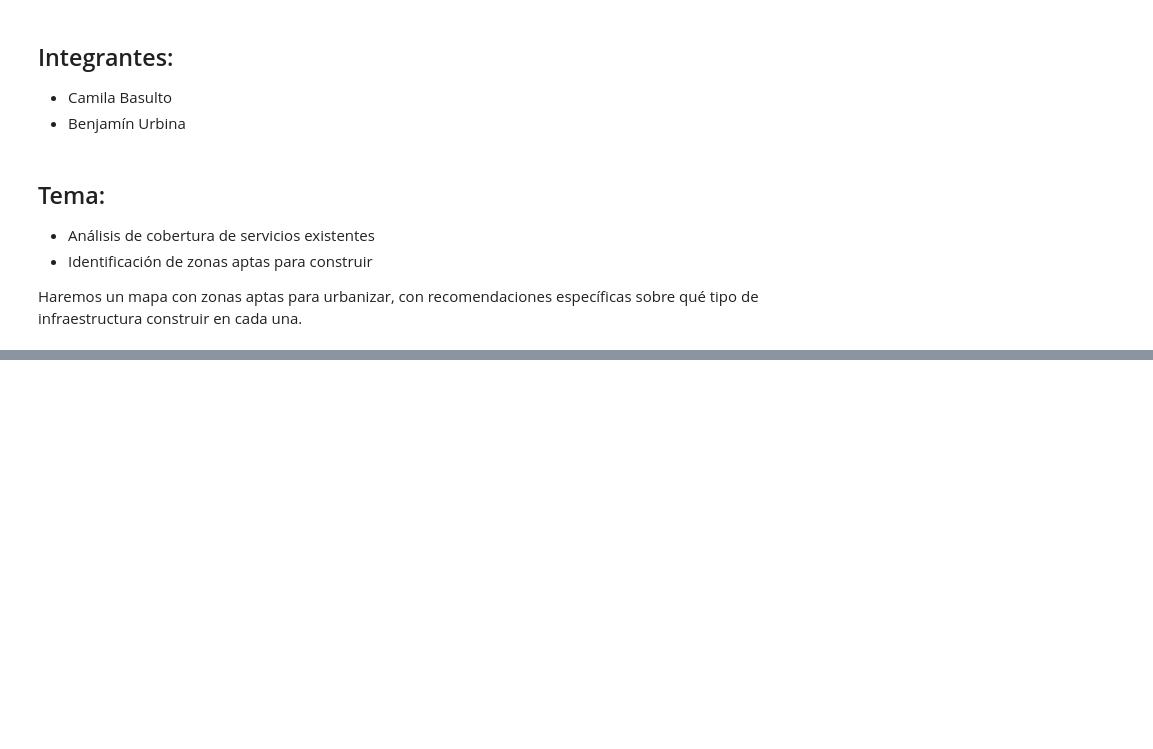
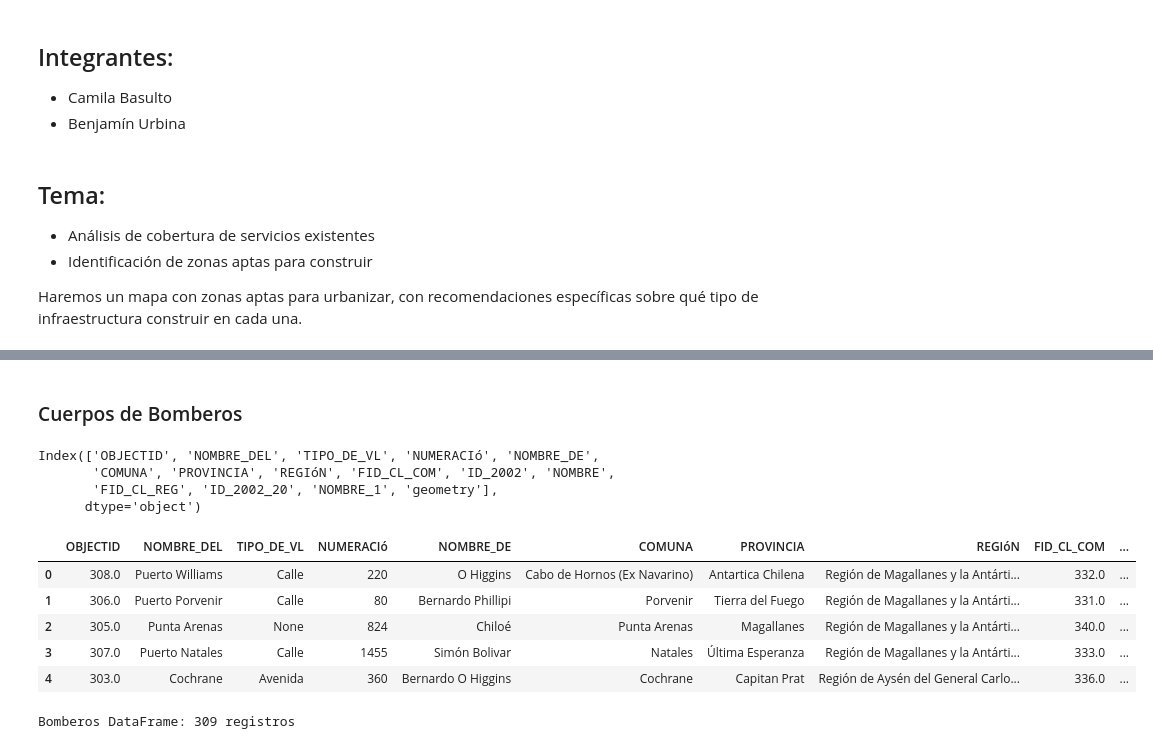
Before and after one commit to Burbina200/Proyecto-IMT2118, a Jupyter notebook: proyecto_geoespaciales.ipynb, the cells around one changed output, grey strips where cells are left out. Drawn from its saved outputs; the diff is of its cells as text; code cells hidden in the pictures; blank space fills up the shorter version.

```diff
--- a/proyecto_geoespaciales.ipynb
+++ b/proyecto_geoespaciales.ipynb
@@ -14,0 +55,22 @@ Haremos un mapa con zonas aptas para urbanizar, con recomendaciones específicas
+# %% [markdown]
+### Cuerpos de Bomberos
+# %%
+bomberos_df.columns
+# %% [output]
+Index(['OBJECTID', 'NOMBRE_DEL', 'TIPO_DE_VL', 'NUMERACIó', 'NOMBRE_DE',
+       'COMUNA', 'PROVINCIA', 'REGIóN', 'FID_CL_COM', 'ID_2002', 'NOMBRE',
+       'FID_CL_REG', 'ID_2002_20', 'NOMBRE_1', 'geometry'],
+      dtype='object')
+# %%
+bomberos_df.head()
+# %% [output]
+|  | OBJECTID | NOMBRE_DEL | TIPO_DE_VL | NUMERACIó | NOMBRE_DE | COMUNA | PROVINCIA | REGIóN | FID_CL_COM | ... |
+| 0 | 308.0 | Puerto Williams | Calle | 220 | O Higgins | Cabo de Hornos (Ex Navarino) | Antartica Chilena | Región de Magallanes y la Antárti... | 332.0 | ... |
+| 1 | 306.0 | Puerto Porvenir | Calle | 80 | Bernardo Phillipi | Porvenir | Tierra del Fuego | Región de Magallanes y la Antárti... | 331.0 | ... |
+| 2 | 305.0 | Punta Arenas | None | 824 | Chiloé | Punta Arenas | Magallanes | Región de Magallanes y la Antárti... | 340.0 | ... |
+| 3 | 307.0 | Puerto Natales | Calle | 1455 | Simón Bolivar | Natales | Última Esperanza | Región de Magallanes y la Antárti... | 333.0 | ... |
+| 4 | 303.0 | Cochrane | Avenida | 360 | Bernardo O Higgins | Cochrane | Capitan Prat | Región de Aysén del General Carlo... | 336.0 | ... |
+# %%
+print(f"Bomberos DataFrame: {bomberos_df.shape[0]} registros" )
+# %% [output]
+Bomberos DataFrame: 309 registros
```
Also changed, not shown: parts of 47 cells of this notebook, 1 other file.
